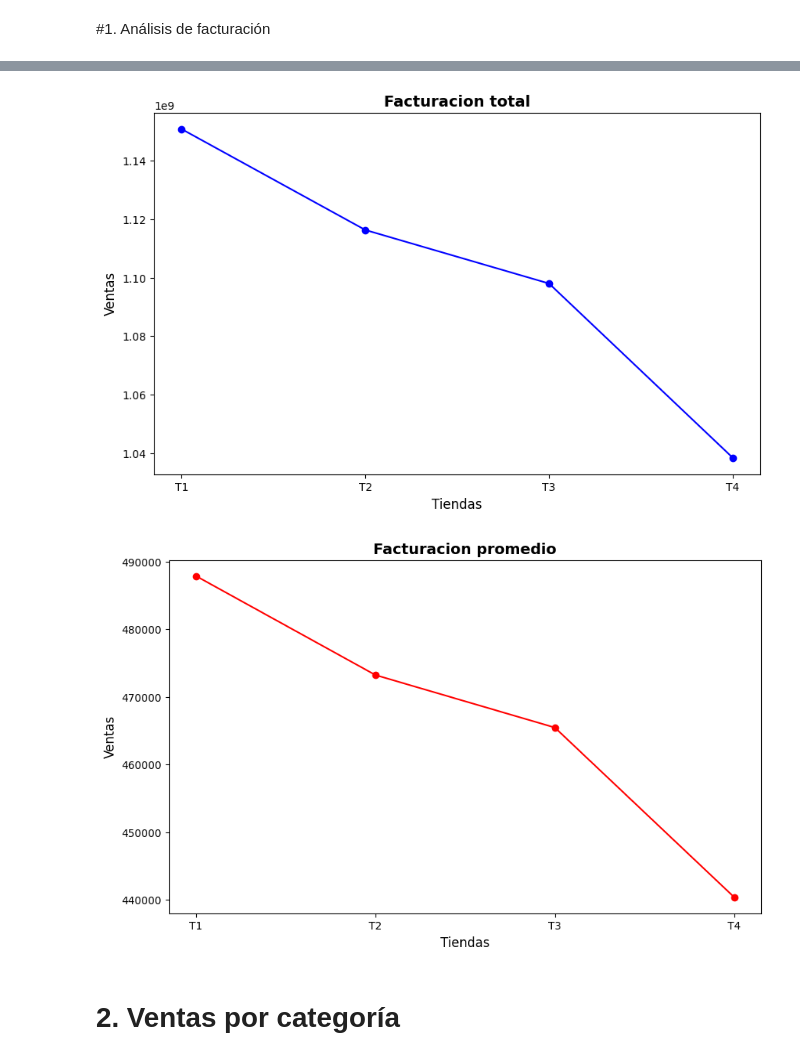
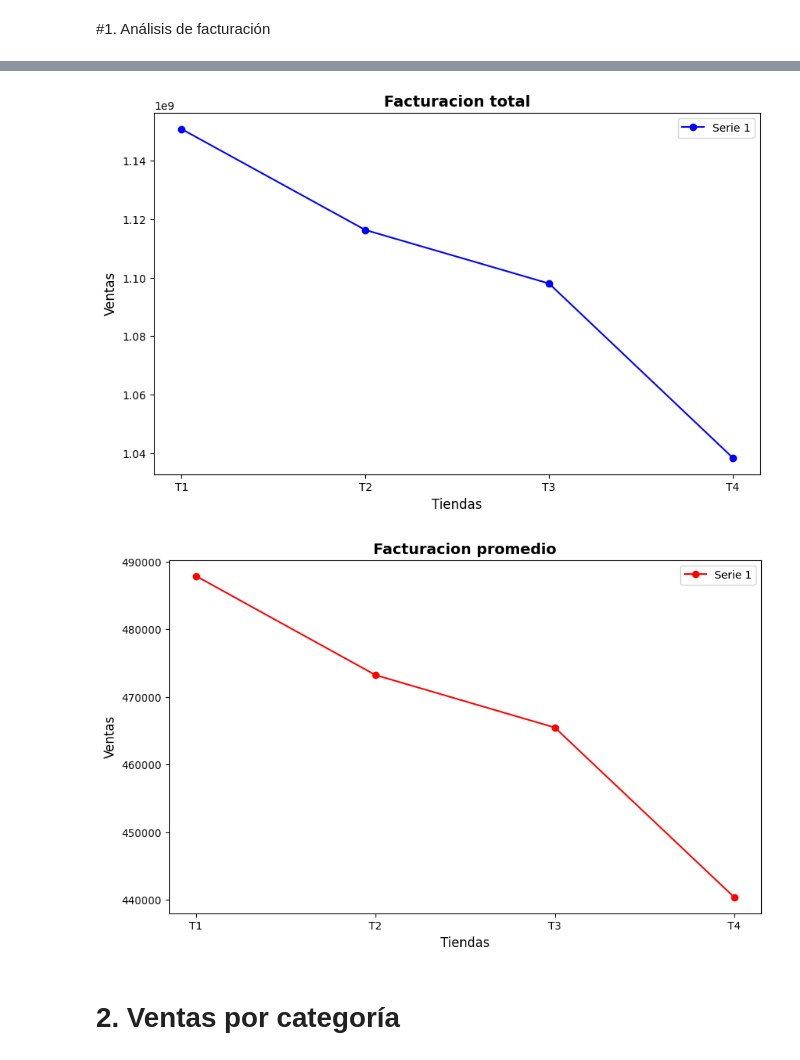
Before and after one commit to jhonfabrizio/challenge1-data-science-latam, a Jupyter notebook: AluraStoreLatam.ipynb, the cells around one changed output, grey strips where cells are left out. Drawn from its saved outputs; the diff is of its cells as text; code cells hidden in the pictures.

```diff
--- a/AluraStoreLatam.ipynb
+++ b/AluraStoreLatam.ipynb
@@ -88,6 +88,9 @@ plt.plot(tiendas_nombres, facturacion_valores, marker='o', label='Serie 1', colo
 plt.title('Facturacion total', fontsize=14, fontweight='bold')
 plt.xlabel('Tiendas', fontsize=12)
 plt.ylabel('Ventas', fontsize=12)
+plt.legend()
+
+print()
 
 print("Facturacion promedio de cada tienda")
 facturacion_promedio = {"T1":round(ft1/nft1,2),"T2":round(ft2/nft2,2),"T3":round(ft3/nft3,2),"T4":round(ft4/nft4,2)}
@@ -103,6 +106,8 @@ plt.plot(tiendas_nombres, facturacion_valores, marker='o', label='Serie 1', colo
 plt.title('Facturacion promedio', fontsize=14, fontweight='bold')
 plt.xlabel('Tiendas', fontsize=12)
 plt.ylabel('Ventas', fontsize=12)
+plt.legend()
+
 
 
 
@@ -136,7 +142,7 @@ Facturacion total
 Facturacion promedio de cada tienda
 {'T1': 487867.91, 'T2': 473227.43, 'T3': 465459.77, 'T4': 440362.89}
-[figure, old version]
+[figure, new version]
-[figure, old version]
+[figure, new version]
 # %% [markdown]
 # 2. Ventas por categoría
 # %% [markdown]
```
Also changed, not shown: parts of 3 cells of this notebook.
